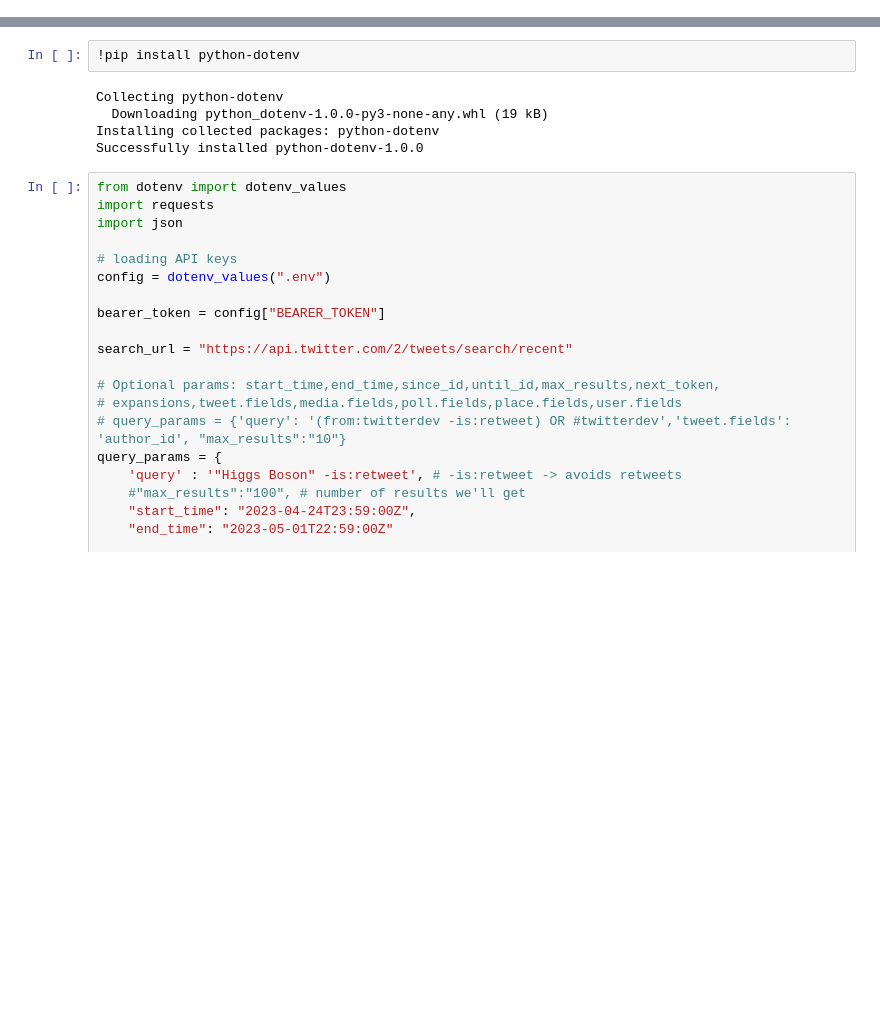
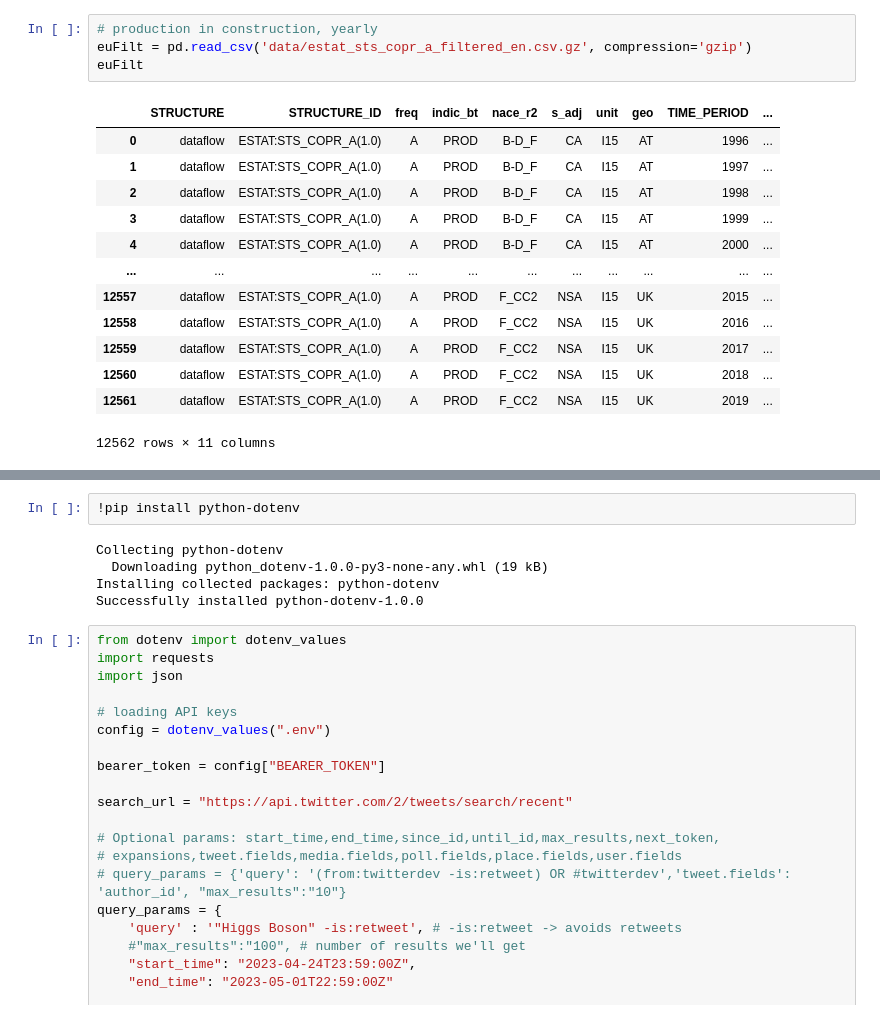
Before and after one commit to Carloselrecharlie/CA_Sem1-R, a Jupyter notebook: CA_1Sem-Repeat.ipynb, the cells around one changed output, grey strips where cells are left out. Saved outputs shown, nothing was run; the diff lists cells and outputs as text; blank space fills up the shorter version.

```diff
--- a/CA_1Sem-Repeat.ipynb
+++ b/CA_1Sem-Repeat.ipynb
@@ -0,0 +39,18 @@
+# %%
+# production in construction, yearly
+euFilt = pd.read_csv('data/estat_sts_copr_a_filtered_en.csv.gz', compression='gzip')
+euFilt
+# %% [output]
+|  | STRUCTURE | STRUCTURE_ID | freq | indic_bt | nace_r2 | s_adj | unit | geo | TIME_PERIOD | ... |
+| 0 | dataflow | ESTAT:STS_COPR_A(1.0) | A | PROD | B-D_F | CA | I15 | AT | 1996 | ... |
+| 1 | dataflow | ESTAT:STS_COPR_A(1.0) | A | PROD | B-D_F | CA | I15 | AT | 1997 | ... |
+| 2 | dataflow | ESTAT:STS_COPR_A(1.0) | A | PROD | B-D_F | CA | I15 | AT | 1998 | ... |
+| 3 | dataflow | ESTAT:STS_COPR_A(1.0) | A | PROD | B-D_F | CA | I15 | AT | 1999 | ... |
+| 4 | dataflow | ESTAT:STS_COPR_A(1.0) | A | PROD | B-D_F | CA | I15 | AT | 2000 | ... |
+| ... | ... | ... | ... | ... | ... | ... | ... | ... | ... | ... |
+| 12557 | dataflow | ESTAT:STS_COPR_A(1.0) | A | PROD | F_CC2 | NSA | I15 | UK | 2015 | ... |
+| 12558 | dataflow | ESTAT:STS_COPR_A(1.0) | A | PROD | F_CC2 | NSA | I15 | UK | 2016 | ... |
+| 12559 | dataflow | ESTAT:STS_COPR_A(1.0) | A | PROD | F_CC2 | NSA | I15 | UK | 2017 | ... |
+| 12560 | dataflow | ESTAT:STS_COPR_A(1.0) | A | PROD | F_CC2 | NSA | I15 | UK | 2018 | ... |
+| 12561 | dataflow | ESTAT:STS_COPR_A(1.0) | A | PROD | F_CC2 | NSA | I15 | UK | 2019 | ... |
+12562 rows × 11 columns
```
Also changed, not shown: parts of 17 cells of this notebook.
